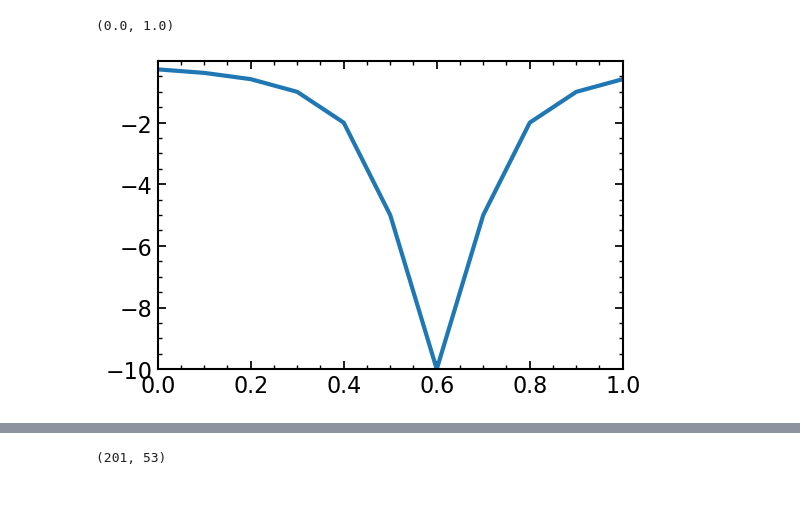
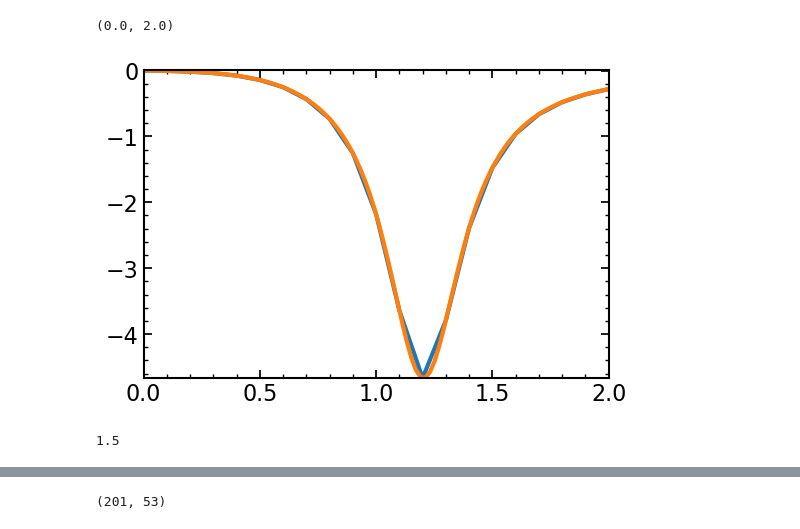
Before and after one commit to k-maslov/TMQGP, a Jupyter notebook: ipy/Quasiparticle/ConvolutionIntegral.ipynb, the cells around one changed output, grey strips where cells are left out. Saved outputs shown, nothing was run; the diff lists cells and outputs as text; code cells hidden in the pictures; blank space fills up the shorter version.

```diff
--- a/ipy/Quasiparticle/ConvolutionIntegral.ipynb
+++ b/ipy/Quasiparticle/ConvolutionIntegral.ipynb
@@ -40,11 +38,15 @@ plt.plot(erange1, [pt1.iImG(0, e) for e in erange1])
 # %%
 T = 0.17
-# %%
-plt.plot(pt1.erange, imag(pt1.Gtab[:, 0]))
-
-plt.xlim(0, 1)
-# %% [output]
-(0.0, 1.0)
-[figure, removed]
 # %%
 ch1 = QuarkTM.Channel(pt1, pt1, T)
+# %%
+plt.plot(ch1.erange, imag(ch1.G2[:, 0]))
+plt.plot(erange2b_dense, [ch1.iImG2(0, e) for e in erange2b_dense])
+plt.xlim(0, 2)
+# %% [output]
+(0.0, 2.0)
+[figure, added]
+# %%
+ch1.erange[115]
+# %% [output]
+1.5
```
Also changed, not shown: parts of 29 cells of this notebook, 4 other files.
